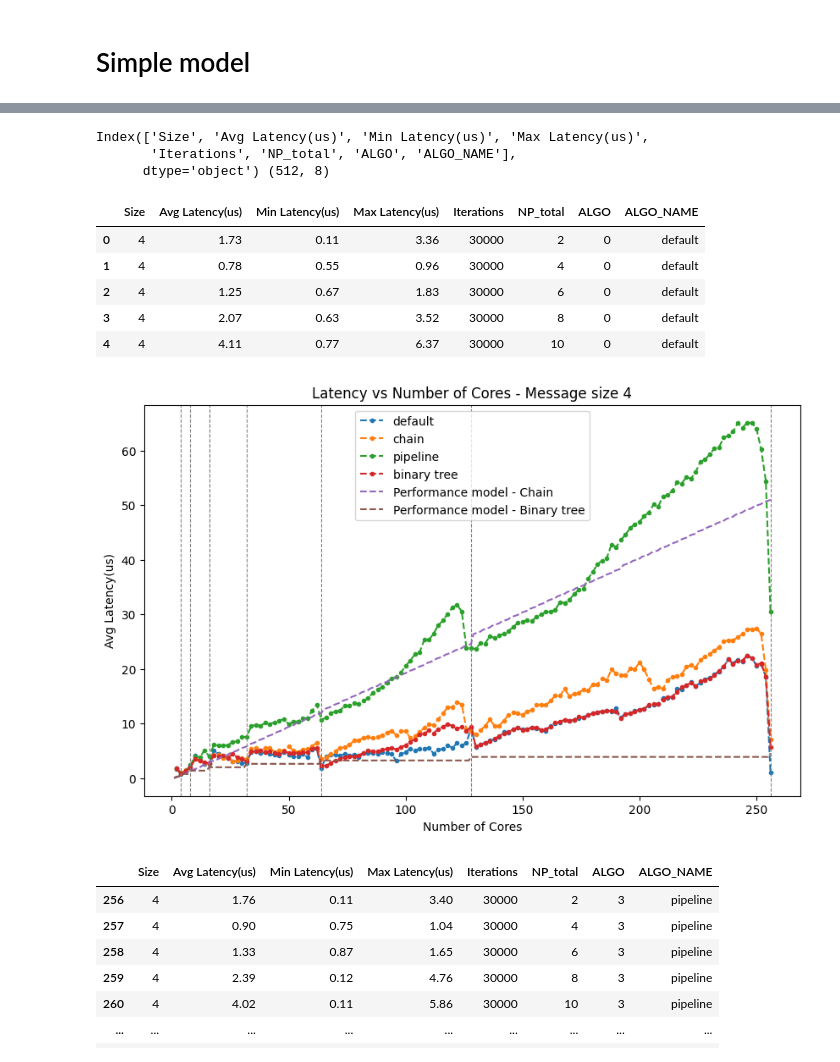
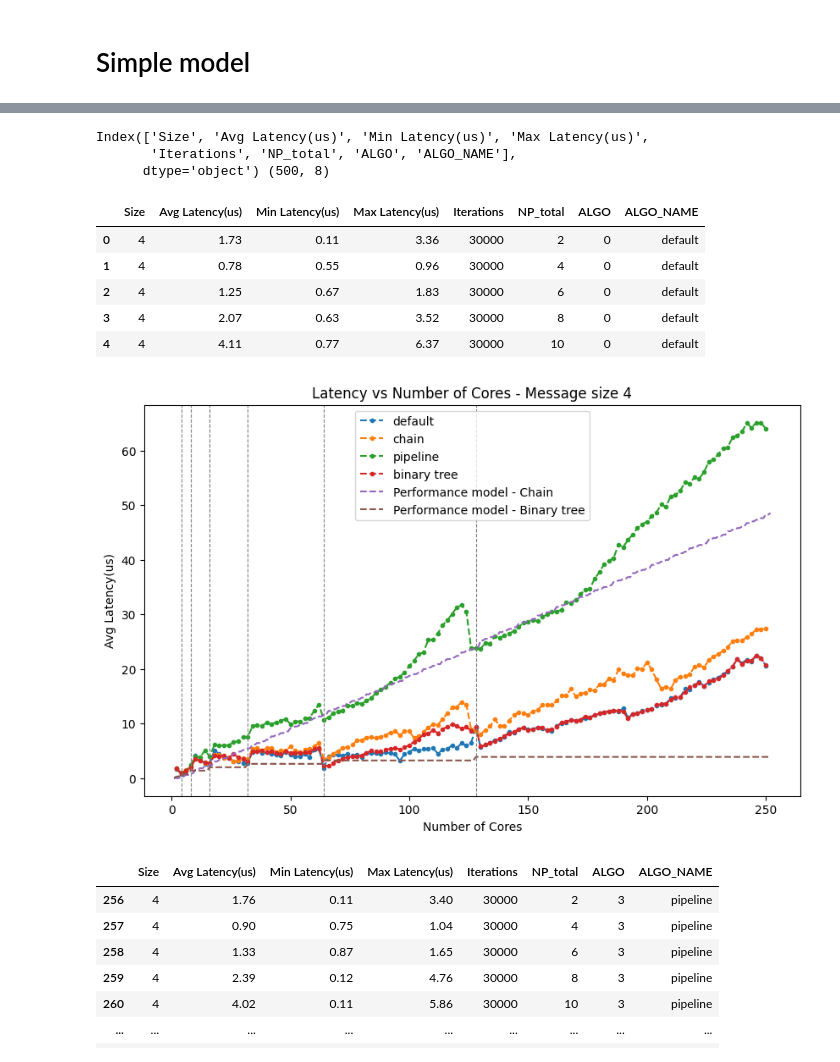
Before and after one commit to JunkyByte/final_hpc_and_cloud, a Jupyter notebook: HPC/exercise1/data_analysis.ipynb, the cells around one changed output, grey strips where cells are left out. Saved outputs shown, nothing was run; the diff lists cells and outputs as text; code cells hidden in the pictures.

```diff
--- a/HPC/exercise1/data_analysis.ipynb
+++ b/HPC/exercise1/data_analysis.ipynb
@@ -101,9 +101,8 @@ LATENCY_SOCKET = 0.36e-6
 LATENCY_DIFF_SOCKET = 0.65e-6
 LATENCY_DIFF_NODE = 1.82e-6
 
-# Modulo sizes
+# Sizes
 CCX = 4
-# CCD_DIFF_CCX = 8
 NUMA = 16
 SAME_SOCKET = 32
 SOCKET = 64
@@ -146,28 +145,29 @@ def pipeline_latency(intra_node_lat, inter_node_lat, num_proc):
 # small message so no splitting requires same number of steps as number of nodes
 # as cores are mapped first on node1 and then on node2 we can assume
 # a single communication between the two nodes with higher latency and a lot
-# more communications intranode, so we estimate a mean latency intranode and
-# a mean latency inter node and weight the two accordingly to number of processes used
+# more communications intranode
 def chain_latency(num_proc):
+    # latency in node
+    proc_in_node = (num_proc // 2)
     time = 0
-    for j in range(1, num_proc):
-        time += CHAIN_TIMES[j - 1]
+    for j in range(1, proc_in_node):
+        time += 2 * CHAIN_TIMES[j - 1]
+    time + LATENCY_DIFF_NODE
     return time
 
 
 def bin_tree_latency(n_proc):
-  time = 0
-  for j in range(1, math.floor(math.log2(n_proc)) + 1):
-    step_j = []
-    for k in range(j - 1, min(math.floor(math.log2(n_proc)) - 1, j - 1) + 1):
-      left = succ_left(k)
-      right = succ_right(k)
-      step_j.append(MATRIX_TIMES[k][left] + MATRIX_TIMES[k][right])
-    print(step_j)
-    time += max(step_j)
-  return time
+    time = 0
+    for j in range(1, math.floor(math.log2(n_proc)) + 1):
+        step_j = []
+        for k in range(j - 1, min(math.floor(math.log2(n_proc)) - 1, j - 1) + 1):
+            left = succ_left(k)
+            right = succ_right(k)
+            step_j.append(MATRIX_TIMES[k][left] + MATRIX_TIMES[k][right])
+        time += max(step_j)
+    return time
 
-n_proc = list(range(1, 257))
+n_proc = list(range(1, 253))
 
 # Calculate estimated latency for each number of processors
 est_lat_chain = np.array([chain_latency(N) for N in n_proc])
@@ -199,11 +181,12 @@ est_lat_bin_tree *= 10**6
 # %%
 results = pd.read_csv('results_bcast_fixedsize.csv')
+results = results[results['NP_total'] < 252]
 print(results.columns, results.shape)
 results.head()
 # %% [output]
 Index(['Size', 'Avg Latency(us)', 'Min Latency(us)', 'Max Latency(us)',
        'Iterations', 'NP_total', 'ALGO', 'ALGO_NAME'],
-      dtype='object') (512, 8)
+      dtype='object') (500, 8)
 |  | Size | Avg Latency(us) | Min Latency(us) | Max Latency(us) | Iterations | NP_total | ALGO | ALGO_NAME |
 | 0 | 4 | 1.73 | 0.11 | 3.36 | 30000 | 2 | 0 | default |
 | 1 | 4 | 0.78 | 0.55 | 0.96 | 30000 | 4 | 0 | default |
@@ -217,35 +200,35 @@ latency = results['Avg Latency(us)']
 algo_names = results['ALGO_NAME'].unique()
 
 # Create a line plot with vertical lines
 fig, ax = plt.subplots(figsize=(10, 6))
 
 MESSAGE_SIZE = 4
 
 # Plot for each algorithm
 for algo_name in algo_names:
     algo_data = results[(results['ALGO_NAME'] == algo_name) & (results['Size'] == MESSAGE_SIZE)]
     ax.plot(algo_data['NP_total'], algo_data['Avg Latency(us)'], '--o', markersize=3, label=algo_name)
 
 ax.plot(n_proc, est_lat_chain, '--', label='Performance model - Chain')
 ax.plot(n_proc, est_lat_bin_tree, '--', label='Performance model - Binary tree')
 # ax.plot(n_proc, est_lat_pipeline, '--', label='Performance model - Pipeline')
 
 # Add vertical lines for specific numbers of processors
-vertical_lines = [4, 8, 32, 16, 64, 128, 256]
+vertical_lines = [4, 8, 32, 16, 64, 128]
 for line in vertical_lines:
     ax.axvline(x=line, color='gray', linestyle='--', linewidth=0.8)
 
 # Set labels and title
 ax.set_xlabel('Number of Cores')
 ax.set_ylabel('Avg Latency(us)')
 ax.set_title(f'Latency vs Number of Cores - Message size {MESSAGE_SIZE}')
 
 # ax.set_xticks(n_proc)
 
 ax.legend()
 plt.show()
 # %% [output]
-[figure, old version]
+[figure, new version]
 # %%
 algo_name = 'pipeline'
 results[(results['ALGO_NAME'] == algo_name) & (results['Size'] == MESSAGE_SIZE)]
```
Also changed, not shown: parts of 1 cell of this notebook, 11 other files.
